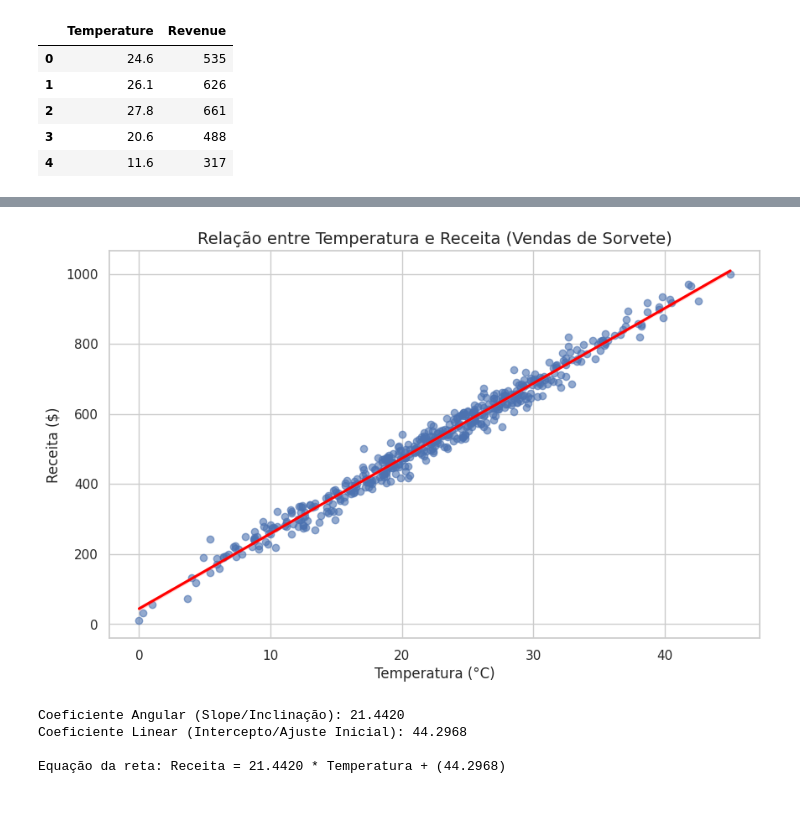
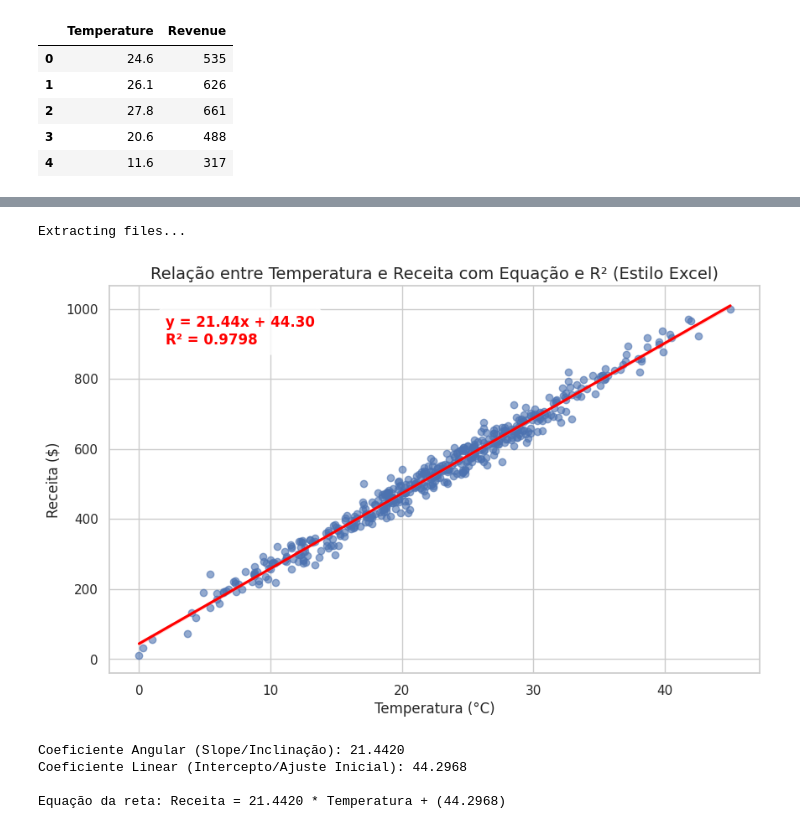
Before and after one commit to anacarolineferreira07/Inform-tica-Aplicada-a-Log-stica-, a Jupyter notebook: IceCream.ipynb, the cells around one changed output, grey strips where cells are left out. Drawn from its saved outputs; the diff is of its cells as text; code cells hidden in the pictures.

```diff
--- a/IceCream.ipynb
+++ b/IceCream.ipynb
@@ -37,8 +37,38 @@ Dataset carregado com sucesso de: /kaggle/input/ice-cream-sales-dataset/Ice Crea
 | 3 | 20.6 | 488 |
 | 4 | 11.6 | 317 |
 # %%
+import os
+import pandas as pd
 import matplotlib.pyplot as plt
 import seaborn as sns
+from sklearn.linear_model import LinearRegression
+from sklearn.metrics import r2_score
+import kagglehub
+
+# Obter o caminho dinâmico correto do dataset baixado
+try:
+    path = kagglehub.dataset_download("sakshisatre/ice-cream-sales-dataset")
+    csv_path = os.path.join(path, 'Ice Cream.csv')
+    df = pd.read_csv(csv_path)
+except Exception as e:
+    print(f"Erro ao carregar o arquivo: {e}")
+
+# Preparar as variáveis e treinar o modelo de regressão
+X = df[['Temperature']]
+y = df['Revenue']
+model = LinearRegression()
+model.fit(X, y)
+
+# Obter os coeficientes
+coef_angular = model.coef_[0]
+intercept = model.intercept_
+
+# Calcular previsões e R²
+y_pred = model.predict(X)
+r2 = r2_score(y, y_pred)
+
+# Criar o texto da equação (formato Excel)
+texto_equacao = f"y = {coef_angular:.2f}x + {intercept:.2f}\nR² = {r2:.4f}"
 
 # Configurar o estilo do gráfico
 sns.set_theme(style="whitegrid")
@@ -47,8 +77,11 @@ plt.figure(figsize=(10, 6))
 # Criar o gráfico de dispersão com a linha de regressão linear
 sns.regplot(data=df, x='Temperature', y='Revenue', scatter_kws={'alpha':0.6}, line_kws={'color':'red'})
 
+# Adicionar a equação e o R² no gráfico
+plt.text(x=df['Temperature'].min() + 2, y=df['Revenue'].max() - 100, s=texto_equacao, fontsize=12, bbox=dict(facecolor='white', alpha=0.8, boxstyle='round,pad=0.5'), color='red', fontweight='bold')
+
 # Adicionar títulos e rótulos aos eixos
-plt.title('Relação entre Temperatura e Receita (Vendas de Sorvete)', fontsize=14)
+plt.title('Relação entre Temperatura e Receita com Equação e R² (Estilo Excel)', fontsize=14)
 plt.xlabel('Temperatura (°C)', fontsize=12)
 plt.ylabel('Receita ($)', fontsize=12)
 
@@ -58,4 +92,5 @@ plt.show()
+Extracting files...
-[figure, old version]
+[figure, new version]
 # %%
 from sklearn.linear_model import LinearRegression
 
```
Also changed, not shown: parts of 1 cell of this notebook.
